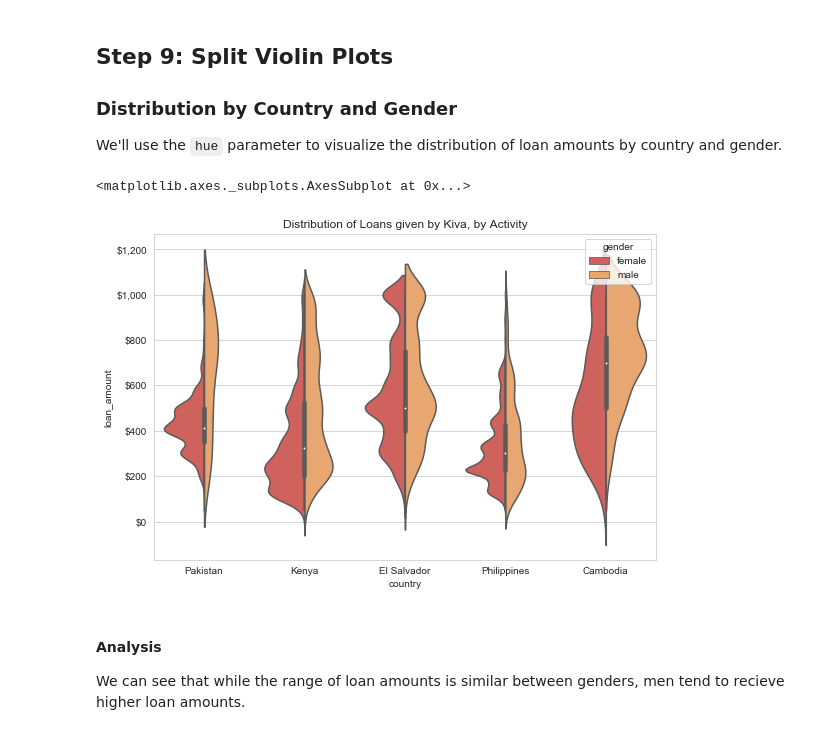
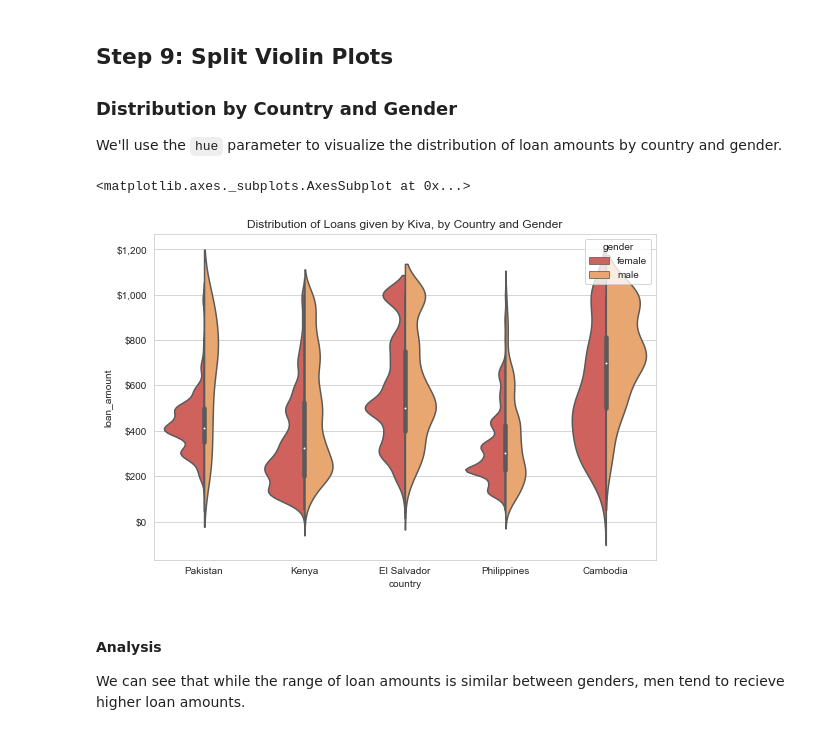
Before and after one commit to acalvino4/Kiva, a Jupyter notebook: Kiva.ipynb, the cells around one changed output. Saved outputs shown, nothing was run; the diff lists cells and outputs as text; code cells hidden in the pictures.

Commit message:
update graph labels

```diff
--- a/Kiva.ipynb
+++ b/Kiva.ipynb
@@ -174,21 +174,21 @@ We'll use the `hue` parameter to visualize the distribution of loan amounts by c
 # %%
 f, ax = plt.subplots(figsize=(9, 6))
 
 # Change color palette
 sns.set_palette("Spectral")
 
 # Add a title
-ax.set_title('Distribution of Loans given by Kiva, by Activity')
+ax.set_title('Distribution of Loans given by Kiva, by Country and Gender')
 
 # Format y-axis ticks
 fmt = '${x:,.0f}'
 tick = mtick.StrMethodFormatter(fmt)
 ax.yaxis.set_major_formatter(tick)
 
 sns.violinplot(data=kiva, x='country', y='loan_amount', hue='gender', split=True)
 # %% [output]
 <matplotlib.axes._subplots.AxesSubplot at 0x...>
-[figure, old version]
+[figure, new version]
 # %% [markdown]
 #### Analysis
 
```
Also changed, not shown: parts of 1 cell of this notebook, 1 other file.
